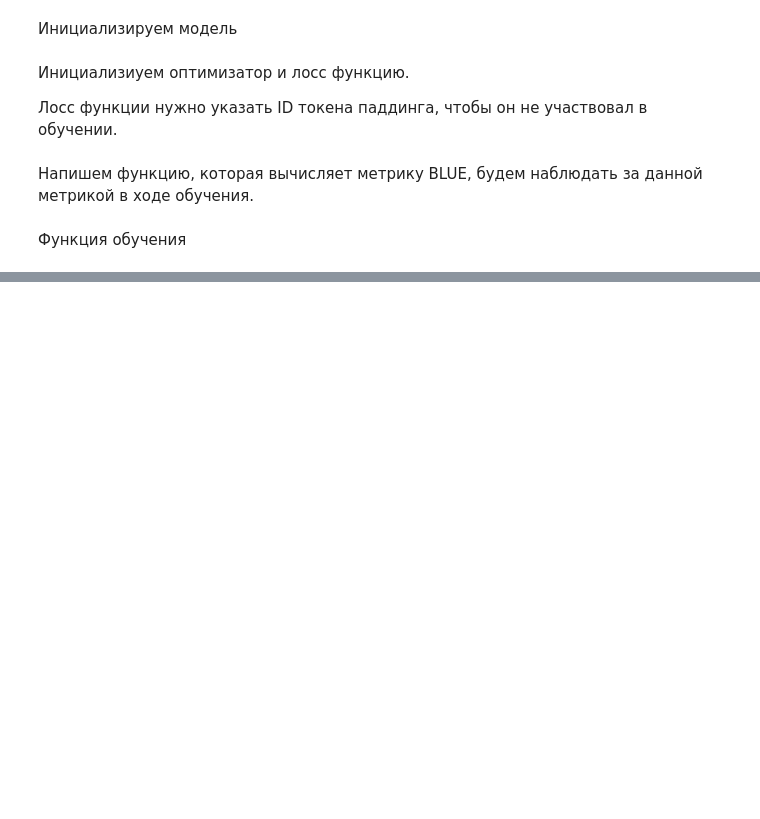
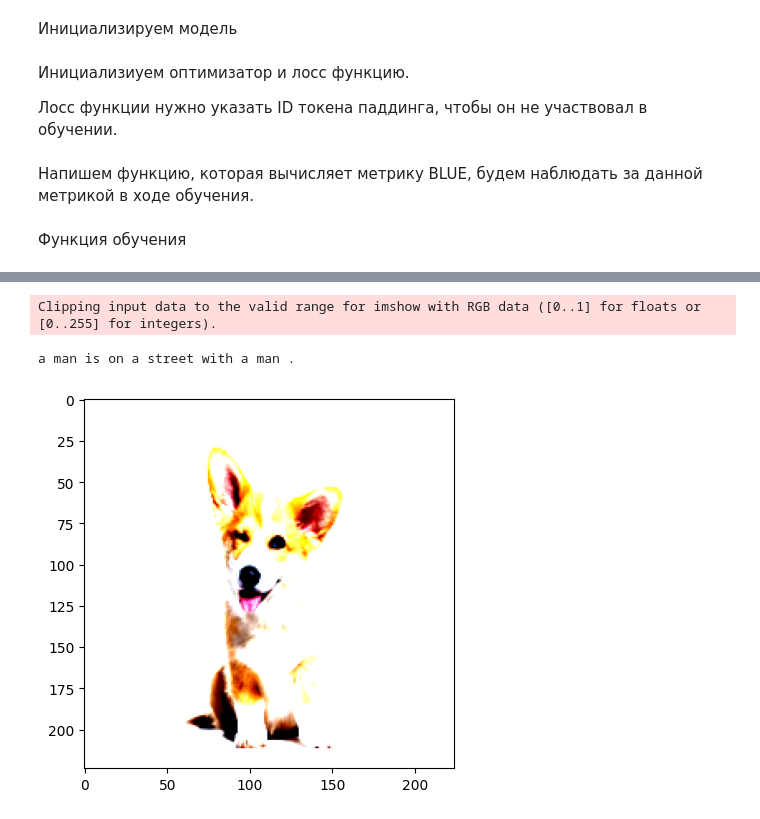
Before and after one commit to yamichnikita/image-captioning, a Jupyter notebook: image_captioning.ipynb, the cells around one changed output, grey strips where cells are left out. Drawn from its saved outputs; the diff is of its cells as text; code cells hidden in the pictures; blank space fills up the shorter version.

```diff
--- a/image_captioning.ipynb
+++ b/image_captioning.ipynb
@@ -1406,0 +1504,7 @@ KeyboardInterrupt:
+# %%
+path = './dog1.jpg'
+get_image_caption(path)
+# %% [output]
+Clipping input data to the valid range for imshow with RGB data ([0..1] for floats or [0..255] for integers).
+a man is on a street with a man .
+[figure, added]
```
Also changed, not shown: parts of 48 cells of this notebook, 6 other files.
